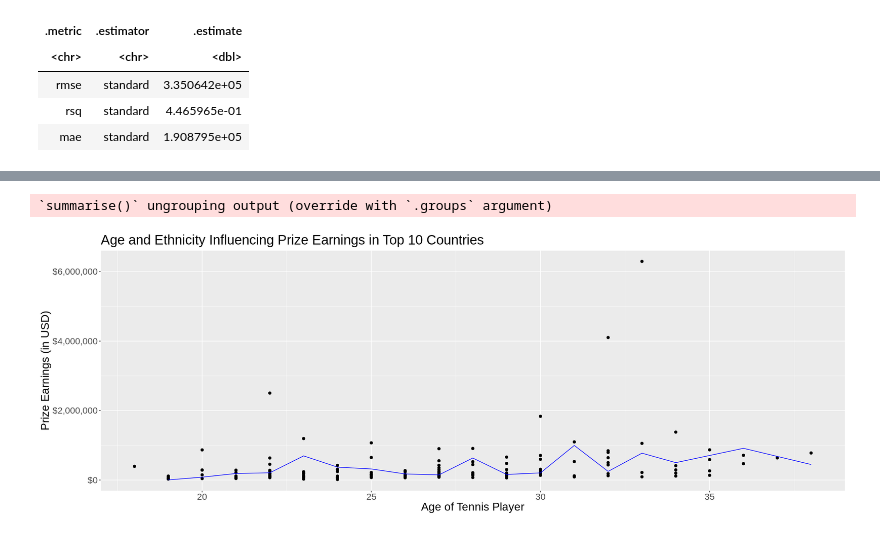
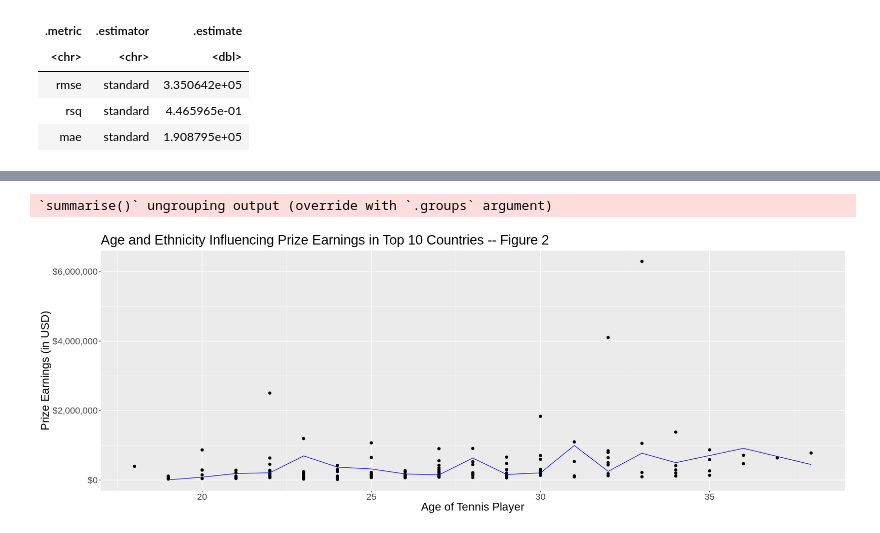
Before and after one commit to cpureza/dsci_group_project, a Jupyter notebook: dsci_project_folder/Fridays_Work.ipynb, the cells around one changed output, grey strips where cells are left out. Saved outputs shown, nothing was run; the diff lists cells and outputs as text; code cells hidden in the pictures.

```diff
--- a/dsci_project_folder/Fridays_Work.ipynb
+++ b/dsci_project_folder/Fridays_Work.ipynb
@@ -246,25 +309,25 @@ A tibble: 3 × 3
 # %%
 # Graph using train_data for scatter points and predicted_result for prediction line
 options(repr.plot.width = 20, repr.plot.height = 7)
 
 # averaged age
 top_10_mean_age <- predicted_result %>%
     group_by(Age) %>%
     summarize(mean_PrizeMoney = mean(Prize.Money))
 
 tennis_final_plot <- ggplot(top_10_training_data, aes(x = Age, y = Prize.Money)) +
         geom_point(size = 2) +
         geom_line(data = top_10_mean_age,
                  mapping = aes(x = Age, y = mean_PrizeMoney),
                   color = "blue") +
         labs(x = "Age of Tennis Player", y = "Prize Earnings (in USD)") +
         scale_y_continuous(labels = dollar_format()) +
-        ggtitle("Age and Ethnicity Influencing Prize Earnings in Top 10 Countries") +
+        ggtitle("Age and Ethnicity Influencing Prize Earnings in Top 10 Countries -- Figure 2") +
         theme(text = element_text(size = 20))
 
 tennis_final_plot
 # %% [output]
 `summarise()` ungrouping output (override with `.groups` argument)
-[figure, old version]
+[figure, new version]
 # %%
 # Graph for Country vs Money
```
Also changed, not shown: parts of 14 cells of this notebook.
